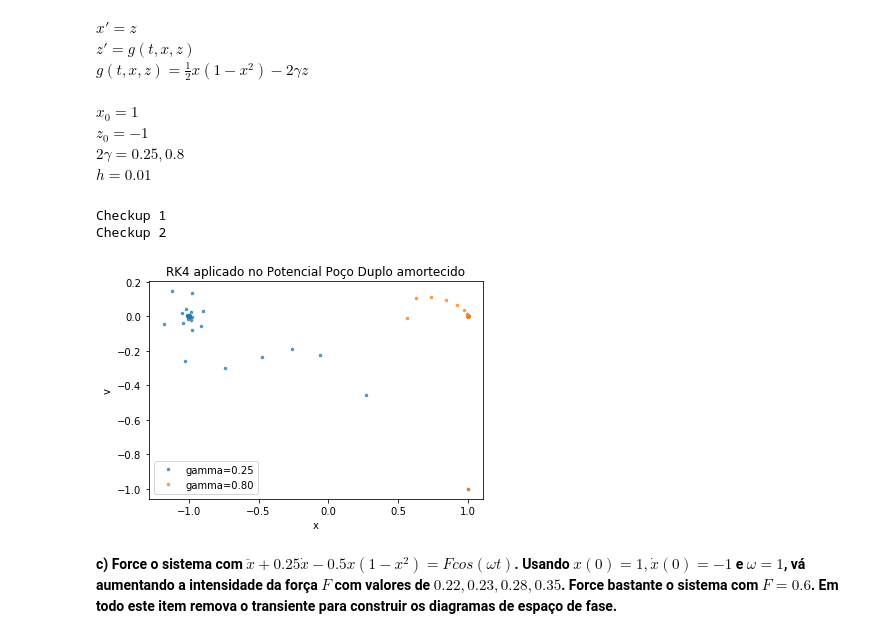
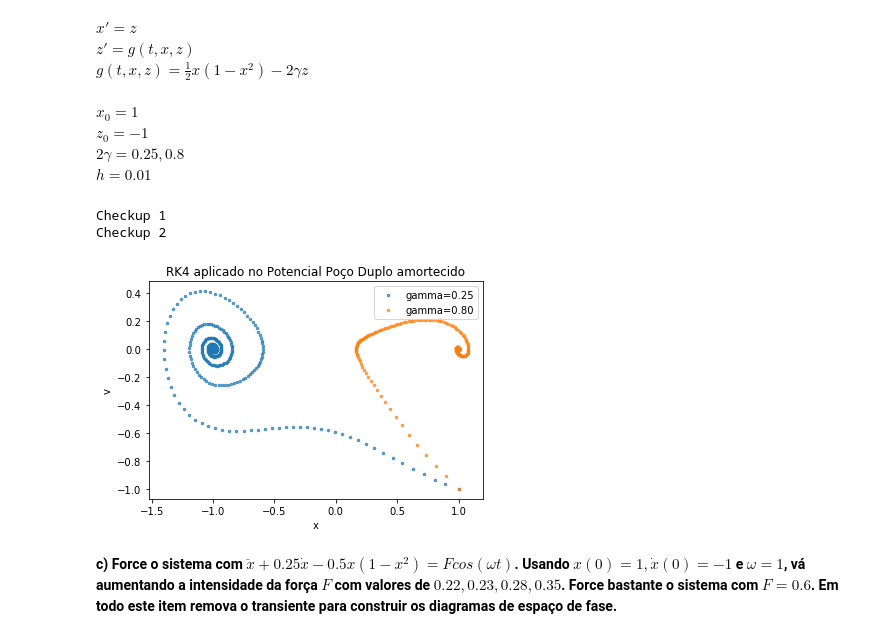
Before and after one commit to leonardovaladao/MAP214, a Jupyter notebook: Exercise Programs/EP4.ipynb, the cells around one changed output. Saved outputs shown, nothing was run; the diff lists cells and outputs as text; code cells hidden in the pictures.

```diff
--- a/Exercise Programs/EP4.ipynb
+++ b/Exercise Programs/EP4.ipynb
@@ -155,7 +155,7 @@ def g(t,x,z):
 a=0
 b=100
 # Definir passo e constantes
-step = 1
+step = 0.1
 zs = [-0.1, -0.5, -1]
 # Loop para imprimir com as 3 constantes
 
@@ -173,7 +173,6 @@ for z in zs:
     plt.plot(x, v, label='z0={:.1f}'.format(z),
              marker='.', markersize=5, lw=0, alpha=0.75)
     # Imprimir checkup apenas para monitorar demora do algoritmo
-    print('Checkup',str(zs.index(z)+1))
 # Embelezar gráfico
 plt.title('RK4 aplicado no Potencial Poço Duplo sem amortecimento')
 plt.xlabel('x')
@@ -197,37 +193,43 @@ $z_0=-1$<br>
 $2\gamma=0.25,0.8$ <br>
 $h=0.01$
 # %%
+# Definir função
 def g(t,x,z):
-    return (1/2 * x*(1-x**2) - 2*gamma*z)
+    return (1/2 * x*(1-x**2) - gamma*z)
 # %%
+# Condições de contorno
 gs = [0.25, 0.8]
 a=0
 b=100
-step=1
+step=0.1
 
+# Repetir para todo gamma
 for gamma in gs:
     gamma=gamma
     x = []
     for t in np.arange(a,b,step):
-        x.append(rk4(g, y0=1, z0=-1, h=1, tf=t)[0])
+        x.append(rk4(g, y0=1, z0=-1, h=0.01, tf=t)[0])
     v = []
     for t in np.arange(a,b,step):
-        v.append(rk4(g, y0=1, z0=-1, h=1, tf=t)[1])
+        v.append(rk4(g, y0=1, z0=-1, h=0.01, tf=t)[1])
 
+    # Plotar
     plt.plot(x, v, label='gamma={:.2f}'.format(gamma),
              marker='.', markersize=5, lw=0, alpha=0.7)
 
+    # Checkup para verificar andamento do programa
     print('Checkup',str(gs.index(gamma)+1))
 
+# Detalhes do gráfico
 plt.title('RK4 aplicado no Potencial Poço Duplo amortecido')
 plt.xlabel('x')
 plt.ylabel('v')
 plt.legend()
 plt.show()
 # %% [output]
 Checkup 1
 Checkup 2
-[figure, old version]
+[figure, new version]
 # %% [markdown]
 **c) Force o sistema com $\ddot{x}+0.25\dot{x}-0.5x(1-x^2)=F cos (\omega t)$. Usando $x(0)=1, \dot{x}(0)=-1$ e $\omega = 1$, vá aumentando a intensidade da força $F$ com valores de $0.22, 0.23, 0.28, 0.35$. Force bastante o sistema com $F=0.6$. Em todo este item remova o transiente para construir os diagramas de espaço de fase.**
 # %% [markdown]
```
Also changed, not shown: parts of 21 cells of this notebook, 2 other files.
